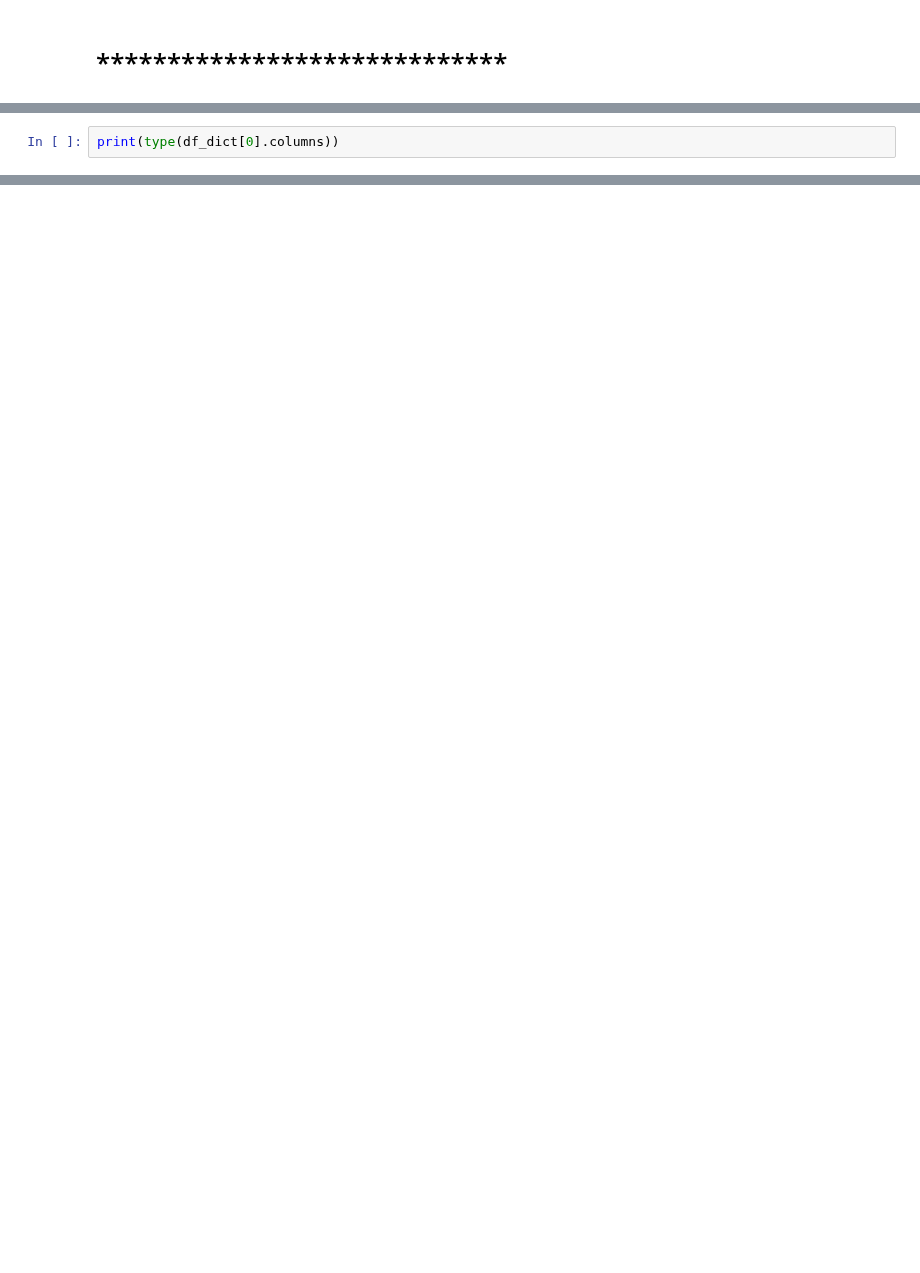
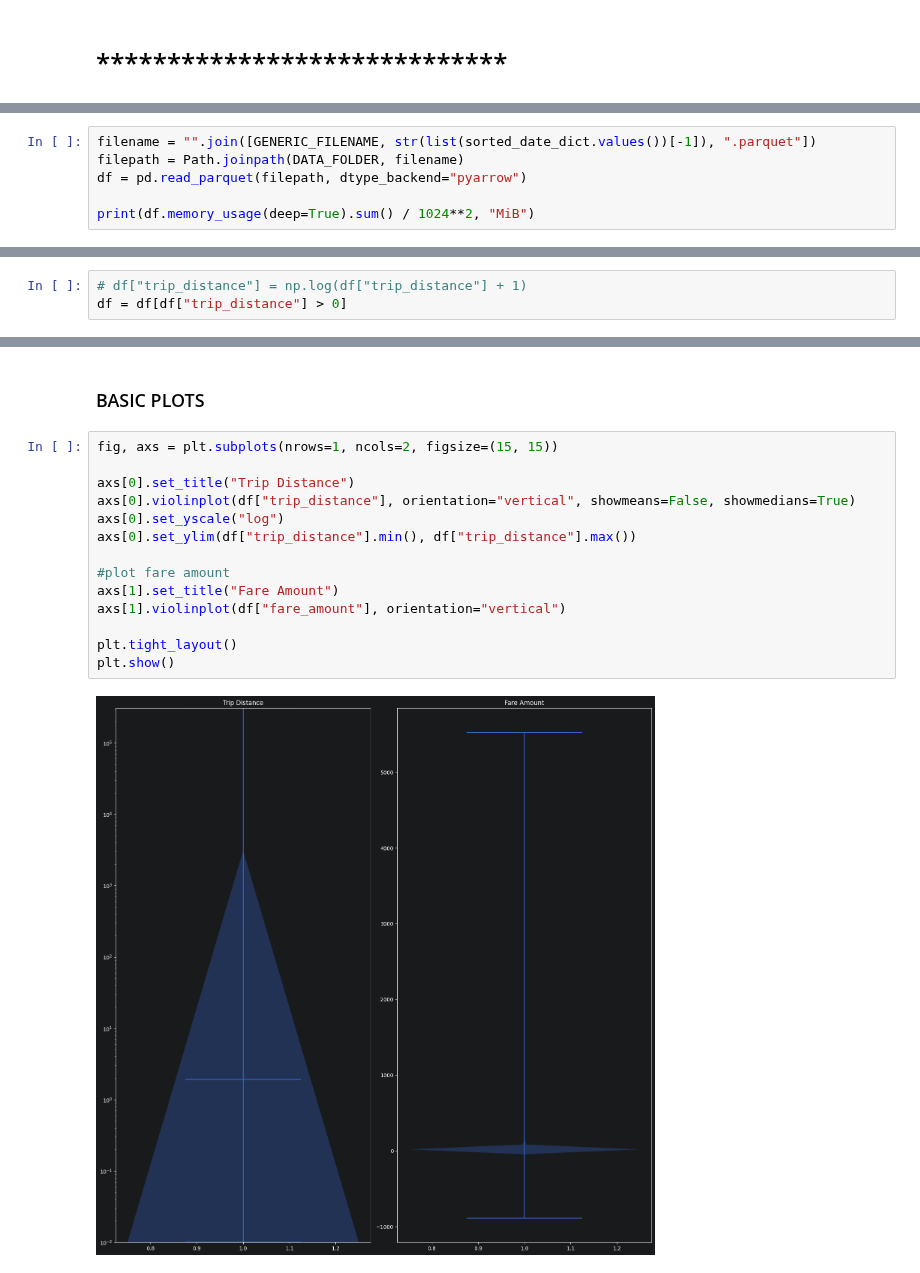
Before and after one commit to lazarosmpistas/ny-taxi-predictor, a Jupyter notebook: src/data_management/data_exploration.ipynb, the cells around one changed output, grey strips where cells are left out. Drawn from its saved outputs; the diff is of its cells as text; blank space fills up the shorter version.

```diff
--- a/src/data_management/data_exploration.ipynb
+++ b/src/data_management/data_exploration.ipynb
@@ -62,3 +51,7 @@ KeyError: 0
 # %%
-print(type(df_dict[0].columns))
+filename = "".join([GENERIC_FILENAME, str(list(sorted_date_dict.values())[-1]), ".parquet"])
+filepath = Path.joinpath(DATA_FOLDER, filename)
+df = pd.read_parquet(filepath, dtype_backend="pyarrow")
+
+print(df.memory_usage(deep=True).sum() / 1024**2, "MiB")
 # %% [output]
@@ -65,0 +59,3 @@ print(type(df_dict[0].columns))
+# %%
+# df["trip_distance"] = np.log(df["trip_distance"] + 1)
+df = df[df["trip_distance"] > 0]
@@ -65,0 +85,18 @@ print(type(df_dict[0].columns))
+# %% [markdown]
+### BASIC PLOTS
+# %%
+fig, axs = plt.subplots(nrows=1, ncols=2, figsize=(15, 15))
+
+axs[0].set_title("Trip Distance")
+axs[0].violinplot(df["trip_distance"], orientation="vertical", showmeans=False, showmedians=True)
+axs[0].set_yscale("log")
+axs[0].set_ylim(df["trip_distance"].min(), df["trip_distance"].max())
+
+#plot fare amount
+axs[1].set_title("Fare Amount")
+axs[1].violinplot(df["fare_amount"], orientation="vertical")
+
+plt.tight_layout()
+plt.show()
+# %% [output]
+[figure, added]
```
Also changed, not shown: parts of 7 cells of this notebook.
